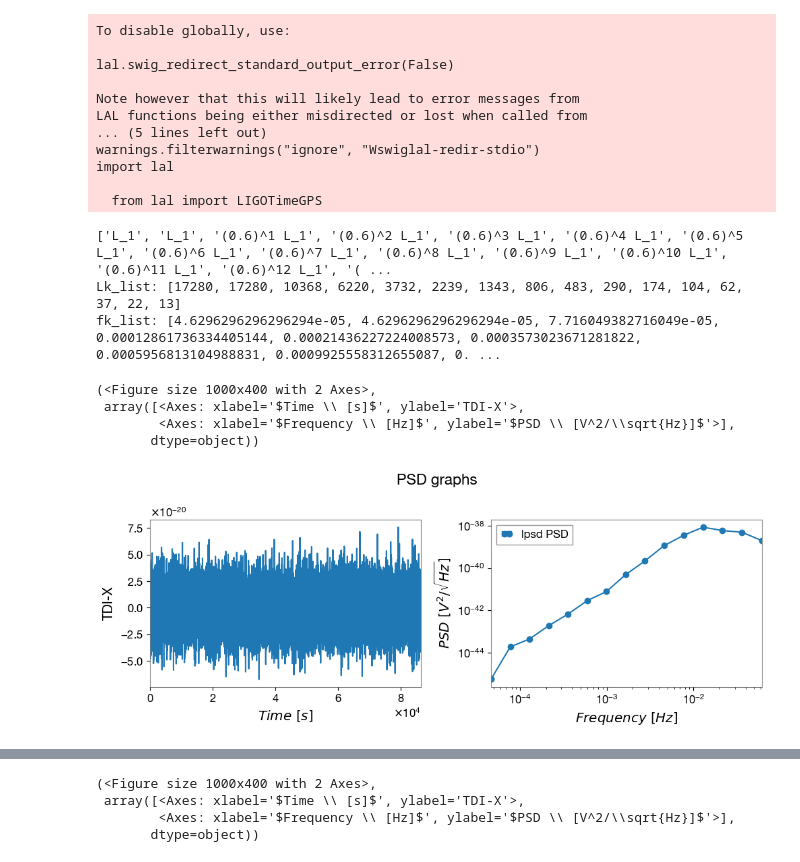
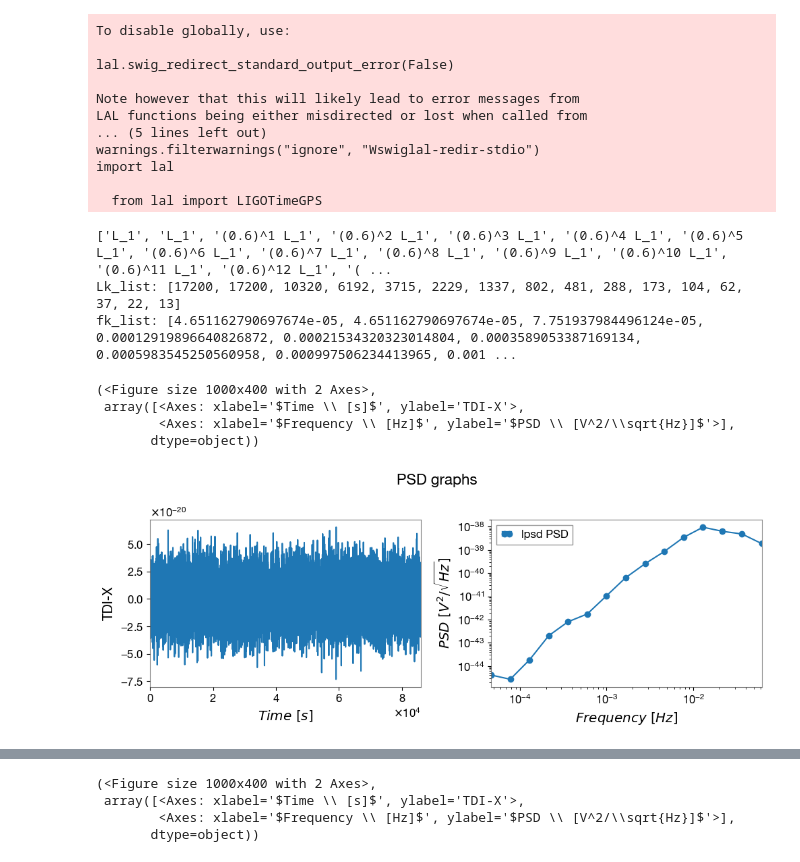
Before and after one commit to AkmDgreat/AkshatLISA, a Jupyter notebook: AkshatLISA/notebooks/injectingGlitchesToPsds.ipynb, the cells around one changed output, grey strips where cells are left out. Drawn from its saved outputs; the diff is of its cells as text; code cells hidden in the pictures.

```diff
--- a/AkshatLISA/notebooks/injectingGlitchesToPsds.ipynb
+++ b/AkshatLISA/notebooks/injectingGlitchesToPsds.ipynb
@@ -259,7 +75,7 @@ f_orig_logpsd, psd_orig_logpsd, _ = logpsd(
     x=data_orig,
     fs=fs,
     overlap=0,
-    L1=17280
+    L1=17200
 )
 
 f_median, psd_median, _, _ = wosa(
@@ -282,36 +98,36 @@ f_median, psd_median, _, _ = wosa(
 # )
 
 # plot(
 #     data=data_orig,
 #     t=t,
 #     f=f_orig,
 #     psd= [psd_orig, psd_median],
 #     labels= ["mean PSD", "median PSD"],
 #     title="TDI-X",
 #     bigtitle="PSD graphs",
 #     f_lims = [(fs / nperseg), f_orig[-1]]
 # )
 
 plot(
     data=data_orig,
     t=t,
     f=f_orig_logpsd,
     psd= [psd_orig_logpsd],
     labels= ["lpsd PSD"],
     title="TDI-X",
     bigtitle="PSD graphs",
     f_lims = [f_orig_logpsd[0], f_orig_logpsd[-1]],
     logpsd=True
 )
 # %% [output]
 ['L_1', 'L_1', '(0.6)^1 L_1', '(0.6)^2 L_1', '(0.6)^3 L_1', '(0.6)^4 L_1', '(0.6)^5 L_1', '(0.6)^6 L_1', '(0.6)^7 L_1', '(0.6)^8 L_1', '(0.6)^9 L_1', '(0.6)^10 L_1', '(0.6)^11 L_1', '(0.6)^12 L_1', '( ...
-Lk_list: [17280, 17280, 10368, 6220, 3732, 2239, 1343, 806, 483, 290, 174, 104, 62, 37, 22, 13]
-fk_list: [4.6296296296296294e-05, 4.6296296296296294e-05, 7.716049382716049e-05, 0.00012861736334405144, 0.00021436227224008573, 0.0003573023671281822, 0.0005956813104988831, 0.0009925558312655087, 0. ...
+Lk_list: [17200, 17200, 10320, 6192, 3715, 2229, 1337, 802, 481, 288, 173, 104, 62, 37, 22, 13]
+fk_list: [4.651162790697674e-05, 4.651162790697674e-05, 7.751937984496124e-05, 0.00012919896640826872, 0.00021534320323014804, 0.0003589053387169134, 0.0005983545250560958, 0.000997506234413965, 0.001 ...
 (<Figure size 1000x400 with 2 Axes>,
  array([<Axes: xlabel='$Time \\ [s]$', ylabel='TDI-X'>,
         <Axes: xlabel='$Frequency \\ [Hz]$', ylabel='$PSD \\ [V^2/\\sqrt{Hz}]$'>],
        dtype=object))
-[figure, old version]
+[figure, new version]
 # %%
 f_orig_lpsd, psd_orig_lpsd, _, _ = lpsd(
     x=data_orig,
```
Also changed, not shown: parts of 4 cells of this notebook, 19 other files.
